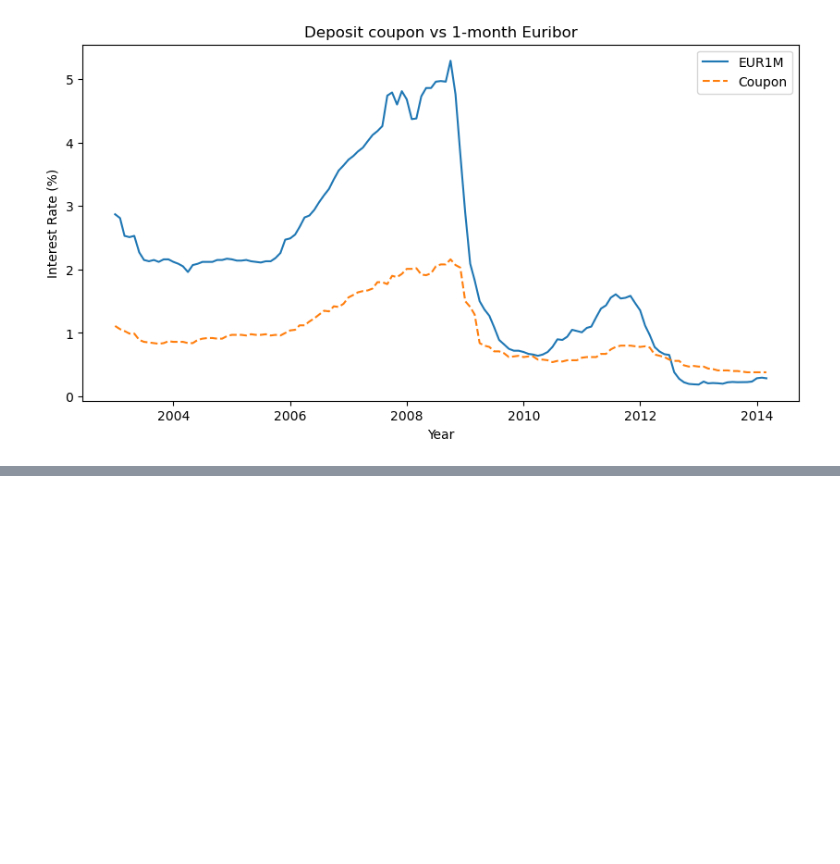
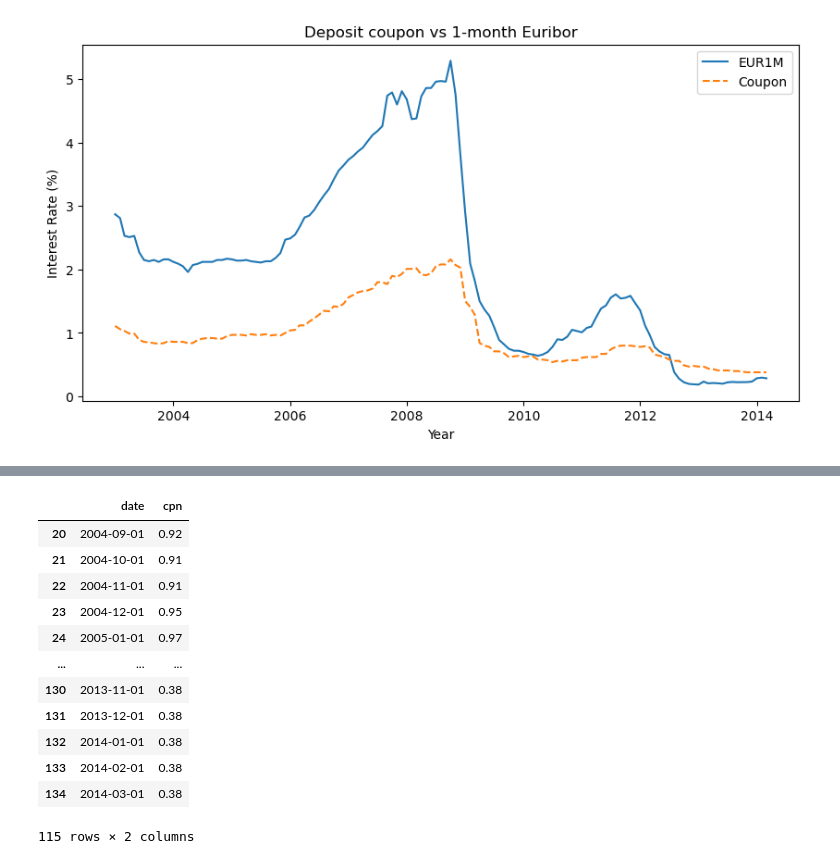
Before and after one commit to gsmyridis/ALM, a Jupyter notebook: interest_liq_risk.ipynb, the cells around one changed output, grey strips where cells are left out. Saved outputs shown, nothing was run; the diff lists cells and outputs as text; code cells hidden in the pictures; blank space fills up the shorter version.

```diff
--- a/interest_liq_risk.ipynb
+++ b/interest_liq_risk.ipynb
@@ -246,0 +313,52 @@ nmd
+# %%
+import numpy as np
+from scipy.optimize import minimize
+
+def replicate_portfolio(yields, coupons, objective_function='quadratic',
+                        mean_maturity=60, initial_weights=None):
+    """  """
+    # Keep the common dates of yields and coupons only
+    dates = yields.merge(coupons, on='date', how='inner')['date']
+    ylds = yields[yields['date'].isin(dates)]
+    cpns = coupons[coupons['date'].isin(dates)]
+
+    # Months to maturity
+    maturities = np.array([1, 3, 12, 60, 120])
+
+    # Define the quadratic objective function
+    def objective_func(weights, A, b):
+        if objective_function == 'quadratic':
+            return np.linalg.norm(np.dot(A, weights) - b)
+
+    # Constraints
+    constraints = [{"type": "eq", "fun": lambda weights: np.sum(weights) - 1},
+                   {"type": "eq", "fun": lambda weights: np.dot(maturities, weights) - mean_maturity}]
+    # Boundaries for weights (0,1)
+    bounds = [(0, 1) for _ in range(ylds.shape[1])]
+
+    # Initial weights
+    if initial_weights is None:
+        initial_weights = np.ones(ylds.drop('date', axis=1).shape[1]) / ylds.shape[1]
+
+    # Solve the optimization problem
+    # result = minimize(objective_function, initial_weights, bounds=bounds, constraints=constraints)
+
+
+
+    return cpns
+# %%
+replicate_portfolio(data, nmd[['date', 'cpn']])
+# %% [output]
+|  | date | cpn |
+| 20 | 2004-09-01 | 0.92 |
+| 21 | 2004-10-01 | 0.91 |
+| 22 | 2004-11-01 | 0.91 |
+| 23 | 2004-12-01 | 0.95 |
+| 24 | 2005-01-01 | 0.97 |
+| ... | ... | ... |
+| 130 | 2013-11-01 | 0.38 |
+| 131 | 2013-12-01 | 0.38 |
+| 132 | 2014-01-01 | 0.38 |
+| 133 | 2014-02-01 | 0.38 |
+| 134 | 2014-03-01 | 0.38 |
+115 rows × 2 columns
```
Also changed, not shown: parts of 10 cells of this notebook, 1 other file.
